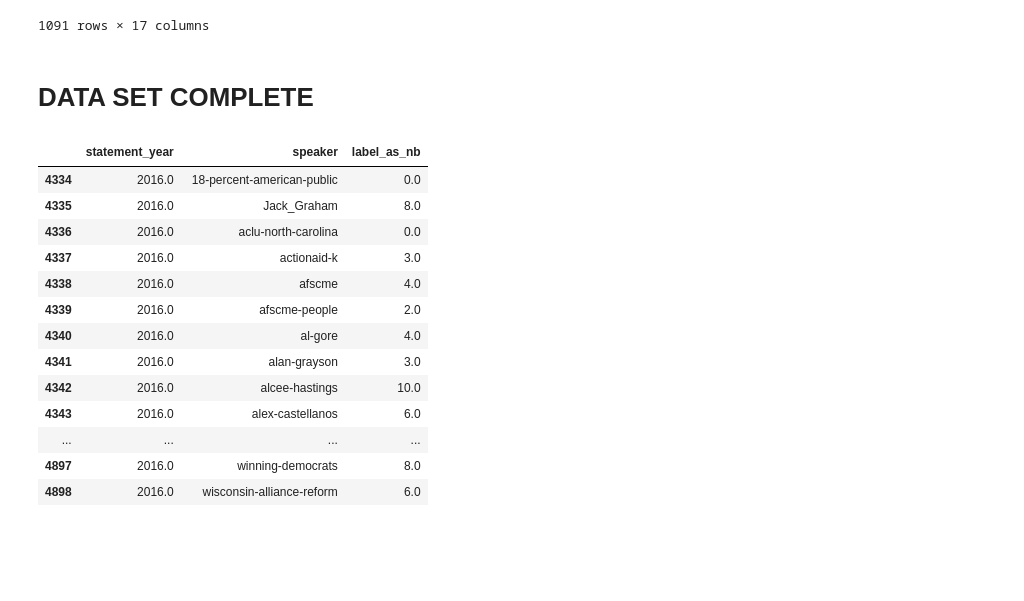
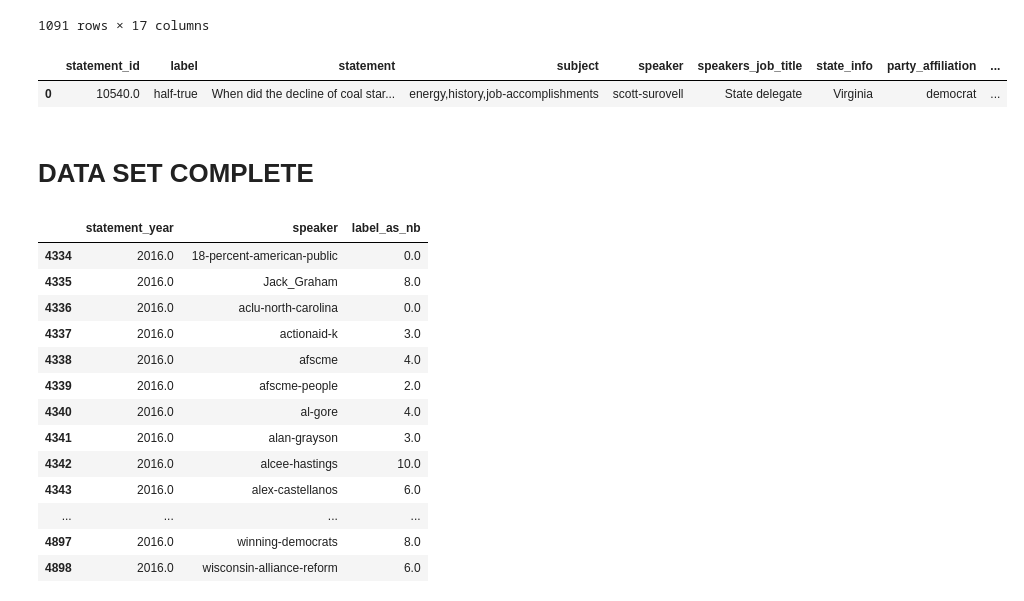
Before and after one commit to ExploringLies/lies-have-short-legs, a Jupyter notebook: notebooks/data analysis.ipynb, the cells around one changed output. Drawn from its saved outputs; the diff is of its cells as text; code cells hidden in the pictures; blank space fills up the shorter version.

```diff
--- a/notebooks/data analysis.ipynb
+++ b/notebooks/data analysis.ipynb
@@ -276,6 +289,11 @@ _t.loc[_t['speakers_job_title_cleaned'].isin(job_titles_of_interest) & useful_id
 | 11453 | false | 8.0 | legal-issues | Jack_Graham | senator | Colorado | republican | a debate | ... |
 | 11520 | false | 8.0 | health-care,polls | jeff-duncan | houseman | South Carolina | republican | a tweet | ... |
 1091 rows × 17 columns
+# %%
+_t.head(1)
+# %% [output]
+|  | statement_id | label | statement | subject | speaker | speakers_job_title | state_info | party_affiliation | ... |
+| 0 | 10540.0 | half-true | When did the decline of coal star... | energy,history,job-accomplishments | scott-surovell | State delegate | Virginia | democrat | ... |
 # %% [markdown]
 # DATA SET COMPLETE
 # %%
```
Also changed, not shown: parts of 23 cells of this notebook, 27 other files.
